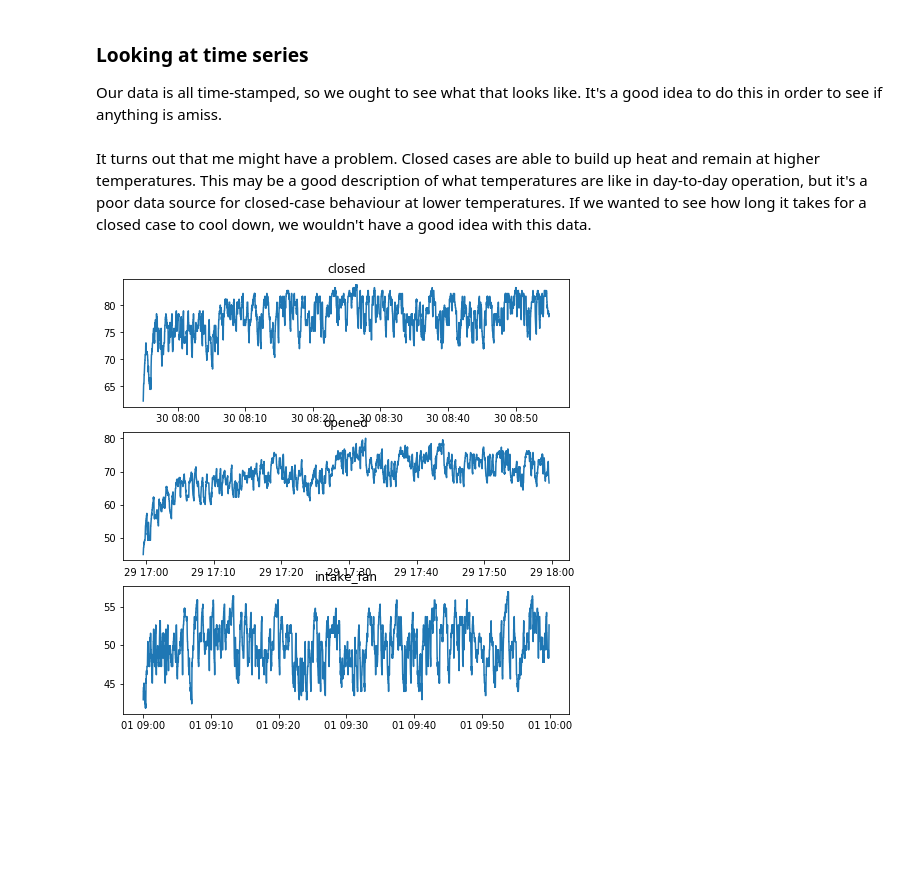
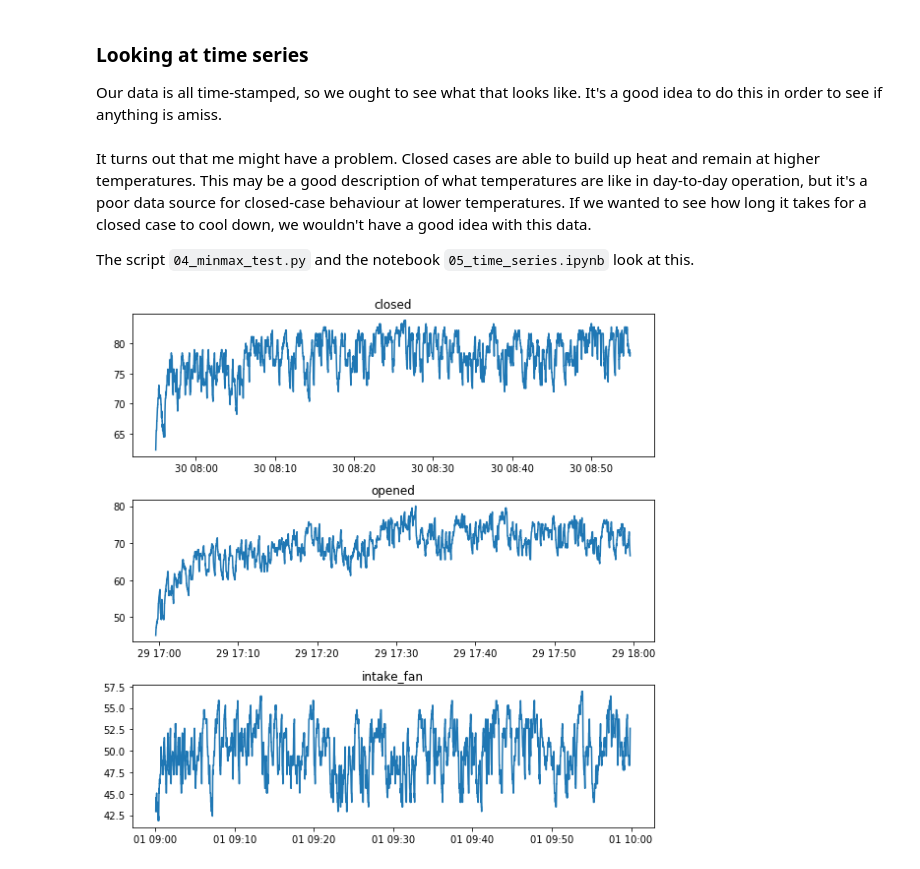
Before and after one commit to sjchiass/pitemp, a Jupyter notebook: 02_descriptive.ipynb, the cells around one changed output. Cells and saved outputs as stored; diff of their text form; code cells hidden in the pictures; blank space fills up the shorter version.

```diff
--- a/02_descriptive.ipynb
+++ b/02_descriptive.ipynb
@@ -329,14 +316,17 @@ good_fan_obs = (
 )
 # %% [markdown]
 It turns out that me might have a problem. Closed cases are able to build up heat and remain at higher temperatures. This may be a good description of what temperatures are like in day-to-day operation, but it's a poor data source for closed-case behaviour at lower temperatures. If we wanted to see how long it takes for a closed case to cool down, we wouldn't have a good idea with this data.
+
+The script `04_minmax_test.py` and the notebook `05_time_series.ipynb` look at this.
 # %%
 fig, axs = plt.subplots(3, 1, figsize=(8, 8))
 axs[0].plot(all_closed_obs.index, all_closed_obs.temp)
 axs[0].set_title("closed")
 axs[1].plot(open_obs.index, open_obs.temp)
 axs[1].set_title("opened")
 axs[2].plot(good_fan_obs.index, good_fan_obs.temp)
 axs[2].set_title("intake_fan")
+fig.tight_layout()
 plt.show()
 # %% [output]
-[figure, old version]
+[figure, new version]
```
Also changed, not shown: parts of 2 cells of this notebook.
